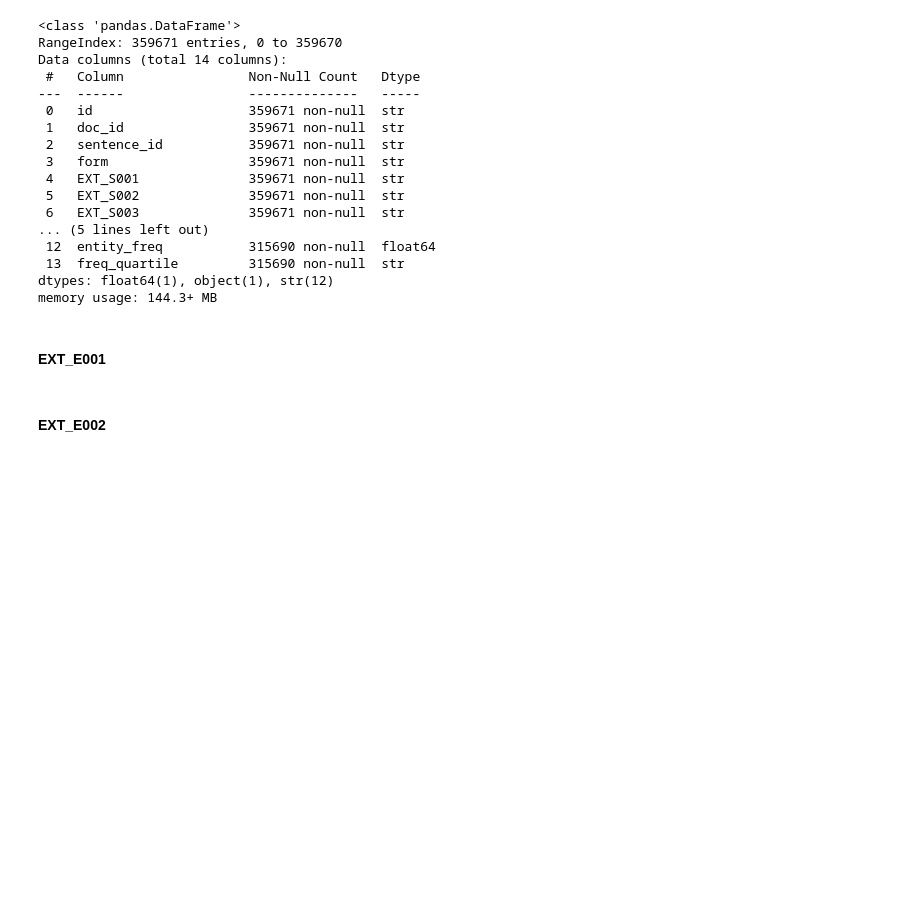
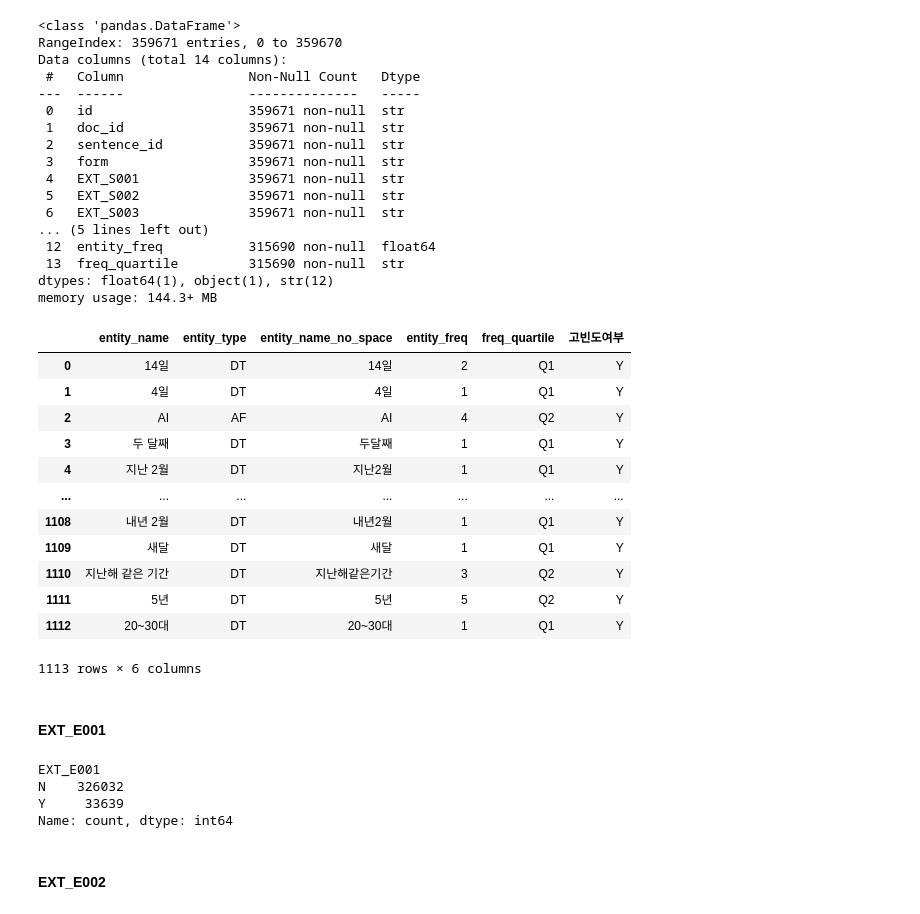
Before and after one commit to sosodoit/ner, a Jupyter notebook: src/data_processing/filter.ipynb, the cells around one changed output. Cells and saved outputs as stored; diff of their text form; code cells hidden in the pictures; blank space fills up the shorter version.

```diff
--- a/src/data_processing/filter.ipynb
+++ b/src/data_processing/filter.ipynb
@@ -402,3 +405,19 @@ memory usage: 144.3+ MB
+# %%
+error_df_freq
+# %% [output]
+|  | entity_name | entity_type | entity_name_no_space | entity_freq | freq_quartile | 고빈도여부 |
+| 0 | 14일 | DT | 14일 | 2 | Q1 | Y |
+| 1 | 4일 | DT | 4일 | 1 | Q1 | Y |
+| 2 | AI | AF | AI | 4 | Q2 | Y |
+| 3 | 두 달째 | DT | 두달째 | 1 | Q1 | Y |
+| 4 | 지난 2월 | DT | 지난2월 | 1 | Q1 | Y |
+| ... | ... | ... | ... | ... | ... | ... |
+| 1108 | 내년 2월 | DT | 내년2월 | 1 | Q1 | Y |
+| 1109 | 새달 | DT | 새달 | 1 | Q1 | Y |
+| 1110 | 지난해 같은 기간 | DT | 지난해같은기간 | 3 | Q2 | Y |
+| 1111 | 5년 | DT | 5년 | 5 | Q2 | Y |
+| 1112 | 20~30대 | DT | 20~30대 | 1 | Q1 | Y |
+1113 rows × 6 columns
 # %% [markdown]
 #### EXT_E001
 # %%
@@ -411,3 +430,10 @@ df["EXT_E001"] = np.where(pd.MultiIndex.from_frame(df[["temp_entity_name", "enti
+# %%
+entity_df["EXT_E001"].value_counts()
+# %% [output]
+EXT_E001
+N    326032
+Y     33639
+Name: count, dtype: int64
 # %% [markdown]
 #### EXT_E002
 # %%
```
Also changed, not shown: parts of 31 cells of this notebook, 2 other files.
